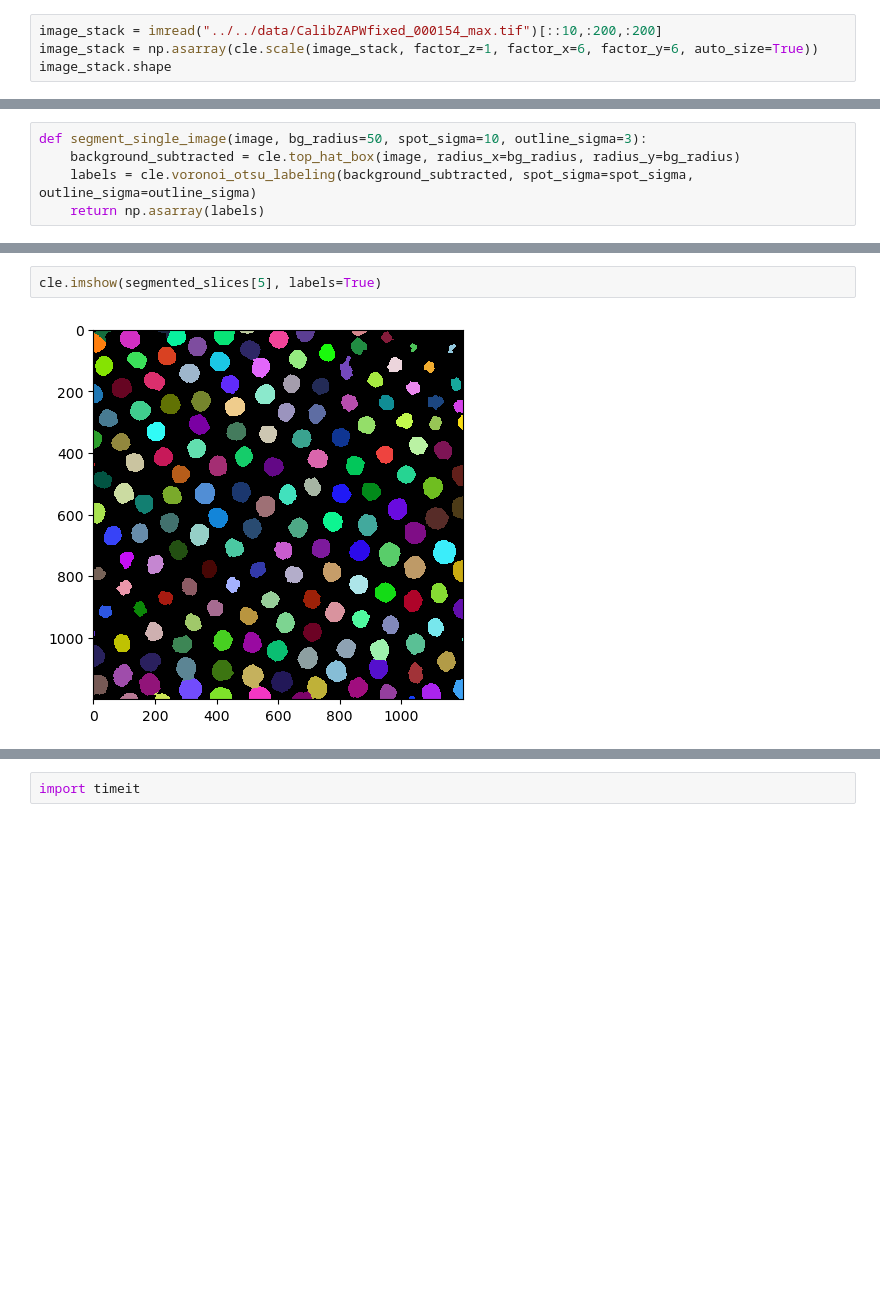
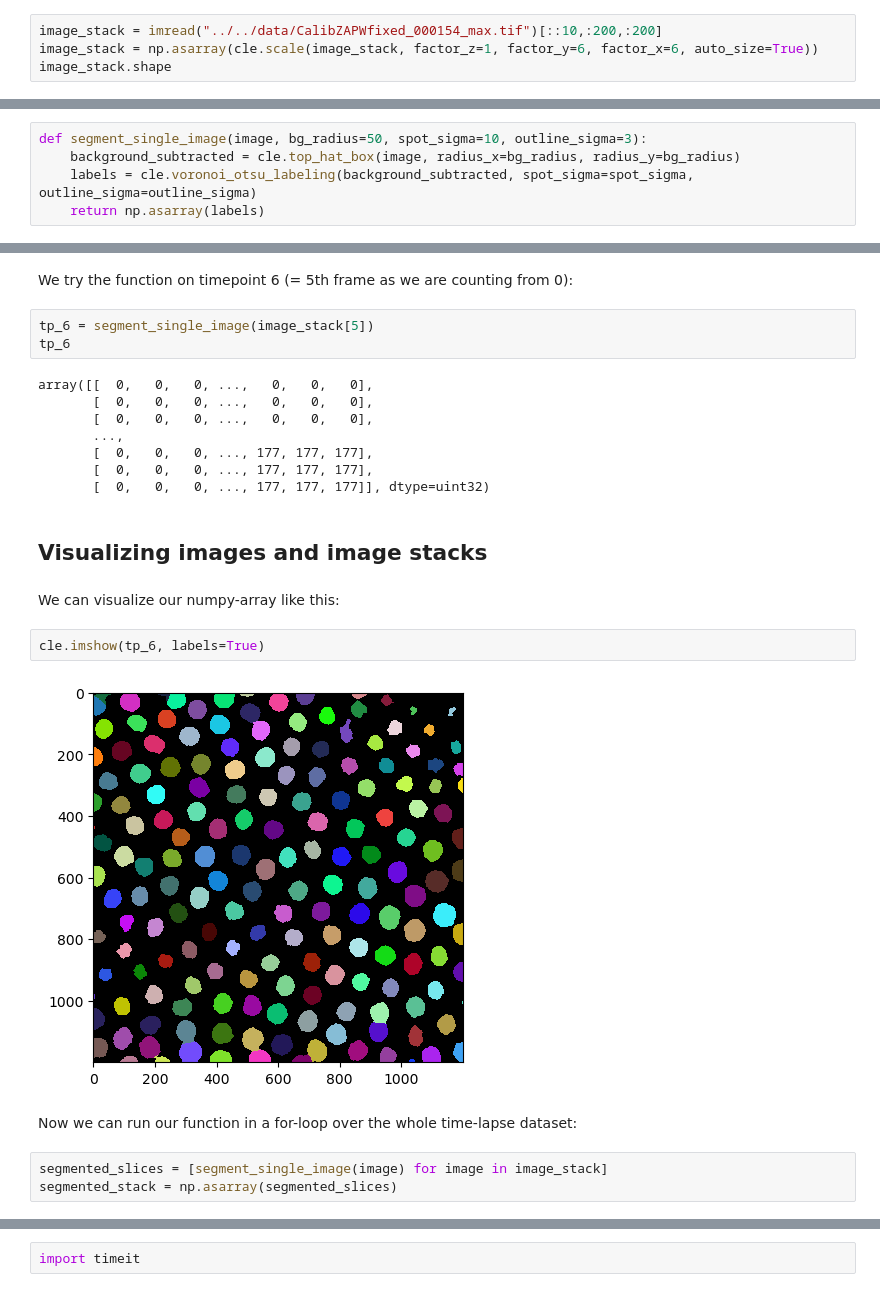
Before and after one commit to haesleinhuepf/BioImageAnalysisNotebooks, a Jupyter notebook: docs/34_timelapse_analysis/intensity_over_time.ipynb, the cells around one changed output, grey strips where cells are left out. Saved outputs shown, nothing was run; the diff lists cells and outputs as text; blank space fills up the shorter version.

Commit message:
explain what is done in this notebook, add headings and mention label_statistics_in_all_frame as another option to extract features of all timepoints

```diff
--- a/docs/34_timelapse_analysis/intensity_over_time.ipynb
+++ b/docs/34_timelapse_analysis/intensity_over_time.ipynb
@@ -8,6 +16,6 @@ from scipy.ndimage import zoom
 # %%
 image_stack = imread("../../data/CalibZAPWfixed_000154_max.tif")[::10,:200,:200]
-image_stack = np.asarray(cle.scale(image_stack, factor_z=1, factor_x=6, factor_y=6, auto_size=True))
+image_stack = np.asarray(cle.scale(image_stack, factor_z=1, factor_y=6, factor_x=6, auto_size=True))
 image_stack.shape
 # %% [output]
 (10, 1200, 1200)
@@ -35,4 +29,26 @@ segmented_stack.shape
-# %%
-cle.imshow(segmented_slices[5], labels=True)
-# %% [output]
-[figure, removed]
+# %% [markdown]
+We try the function on timepoint 6 (= 5th frame as we are counting from 0):
+# %%
+tp_6 = segment_single_image(image_stack[5])
+tp_6
+# %% [output]
+array([[  0,   0,   0, ...,   0,   0,   0],
+       [  0,   0,   0, ...,   0,   0,   0],
+       [  0,   0,   0, ...,   0,   0,   0],
+       ...,
+       [  0,   0,   0, ..., 177, 177, 177],
+       [  0,   0,   0, ..., 177, 177, 177],
+       [  0,   0,   0, ..., 177, 177, 177]], dtype=uint32)
+# %% [markdown]
+## Visualizing images and image stacks
+# %% [markdown]
+We can visualize our numpy-array like this:
+# %%
+cle.imshow(tp_6, labels=True)
+# %% [output]
+[figure, added]
+# %% [markdown]
+Now we can run our function in a for-loop over the whole time-lapse dataset:
+# %%
+segmented_slices = [segment_single_image(image) for image in image_stack]
+segmented_stack = np.asarray(segmented_slices)
```
Also changed, not shown: parts of 39 cells of this notebook.
